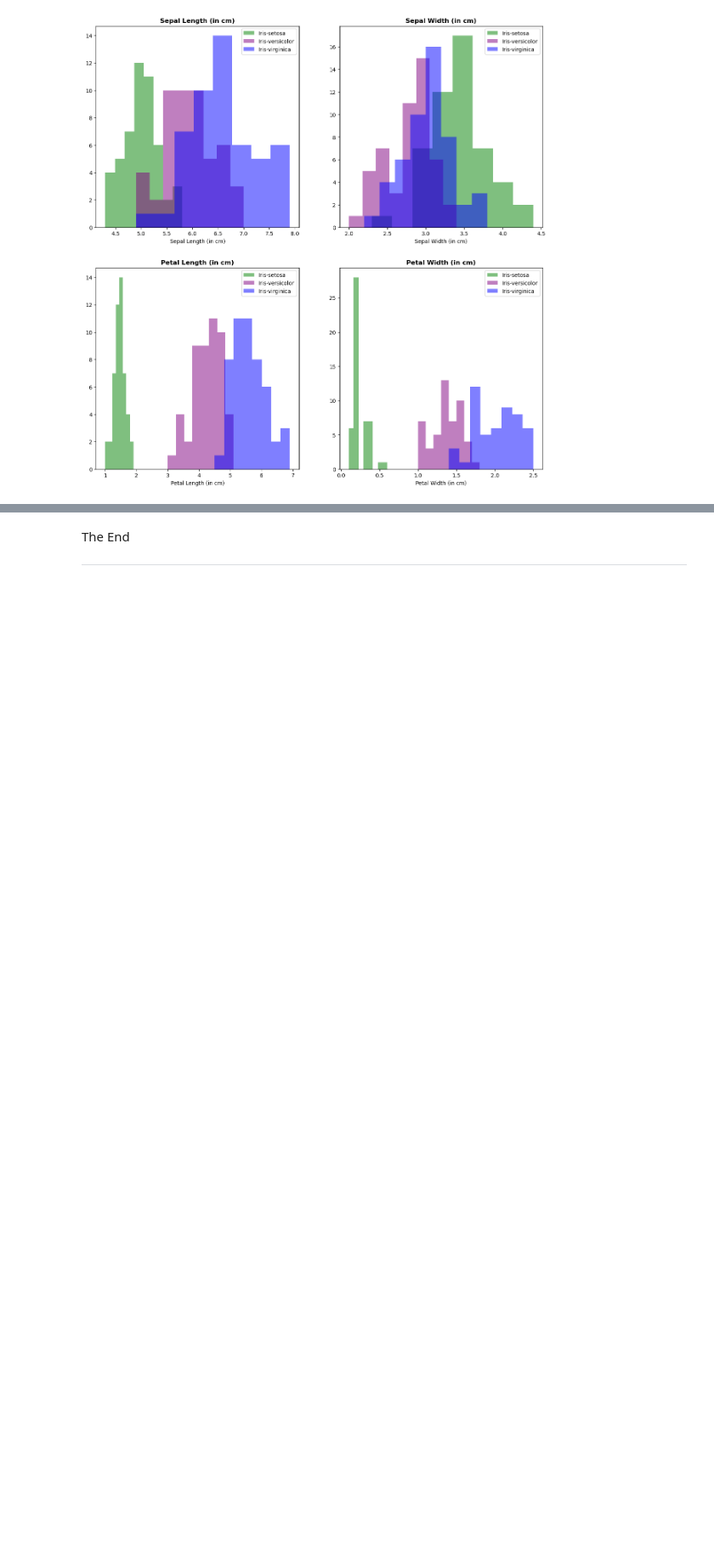
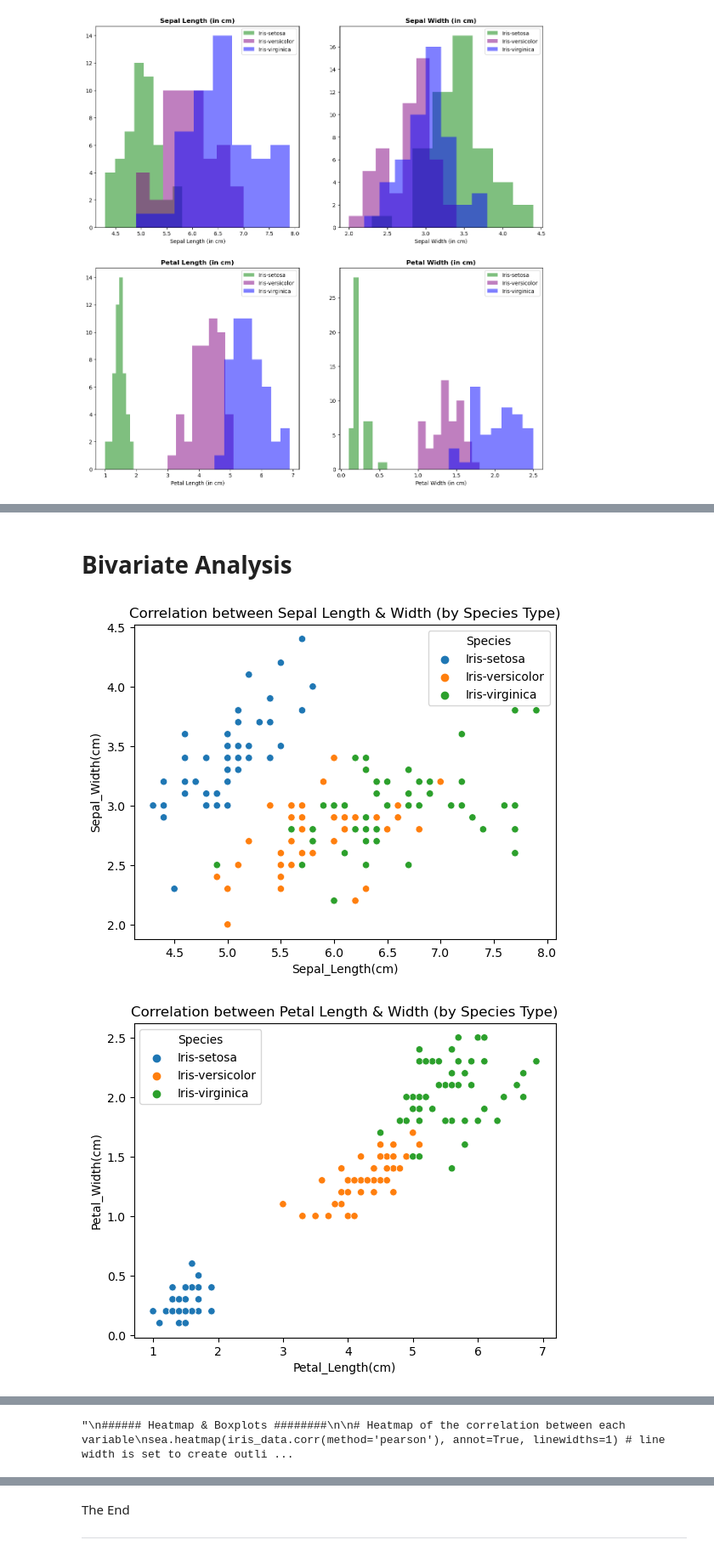
Before and after one commit to rebeccaf1918/FundamentalsOfDA, a Jupyter notebook: Project.ipynb, the cells around one changed output, grey strips where cells are left out. Shown at 85% size. Cells and saved outputs as stored; diff of their text form; code cells hidden in the pictures; blank space fills up the shorter version.

```diff
--- a/Project.ipynb
+++ b/Project.ipynb
@@ -229,0 +265,51 @@ Text(0.5, 0.92, 'Histograms and Density Plots of each of the Iris Flower charact
+# %% [markdown]
+# Bivariate Analysis
+# %%
+iris_data = pd.read_csv("IrisData.csv", names=column_names)
+
+# Scatter plot of Sepal Length x Sepal Width
+sns.scatterplot(data=iris_data, x='Sepal_Length(cm)', y='Sepal_Width(cm)', hue='Species')
+plt.title('Correlation between Sepal Length & Width (by Species Type)')
+plt.plot()
+plt.show()
+
+sns.scatterplot(data=iris_data, x='Petal_Length(cm)', y='Petal_Width(cm)', hue='Species')
+plt.title('Correlation between Petal Length & Width (by Species Type)')
+plt.plot()
+plt.show()
+
+sns.scatterplot(data=iris_data, x='Sepal_Length(cm)', y='Petal_Length(cm)', hue='Species')
+plt.title('Correlation between Sepal Length & Petal Length (by Species Type)')
+plt.plot()
+plt.show()
+
+sns.scatterplot(data=iris_data, x='Sepal_Width(cm)', y='Petal_Width(cm)', hue='Species')
+plt.title('Correlation between Sepal Width & Petla Width (by Species Type)')
+plt.plot()
+plt.show()
+
+sns.scatterplot(data=iris_data, x='Sepal_Width(cm)', y='Petal_Length(cm)', hue='Species')
+plt.title('Correlation between Sepal Width & Petla Width (by Species Type)')
+plt.plot()
+plt.show()
+
+sns.scatterplot(data=iris_data, x='Sepal_Length(cm)', y='Petal_Width(cm)', hue='Species')
+plt.title('Correlation between Sepal Length & Petal Width (by Species Type)')
+plt.plot()
+plt.show()
+
+'''
+###### Heatmap & Boxplots ########
+
+# Heatmap of the correlation between each variable
+sea.heatmap(iris_data.corr(method='pearson'), annot=True, linewidths=1) # line width is set to create outline for each rectangle for visual ease
+# Pearson method of analysis is quite useful here. 1 means total positive correlation, 0 is no correlation and
+# -1 is total negative correlation. The results for the iris data set are across the range from 1 to -1.
+# I set annot=True so that the Pearson values would display on each square of the heatmap.
+plt.suptitle('Heatmap of the correlation between each variable')
+plt.subplots_adjust(left=0.25, bottom = 0.3)
+#plt.show()
+'''
+# %% [output]
+[figure, added]
+[figure, added]
@@ -229,0 +320 @@ Text(0.5, 0.92, 'Histograms and Density Plots of each of the Iris Flower charact
+"\n###### Heatmap & Boxplots ########\n\n# Heatmap of the correlation between each variable\nsea.heatmap(iris_data.corr(method='pearson'), annot=True, linewidths=1) # line width is set to create outli ...
```
Also changed, not shown: parts of 8 cells of this notebook, 2 other files.
